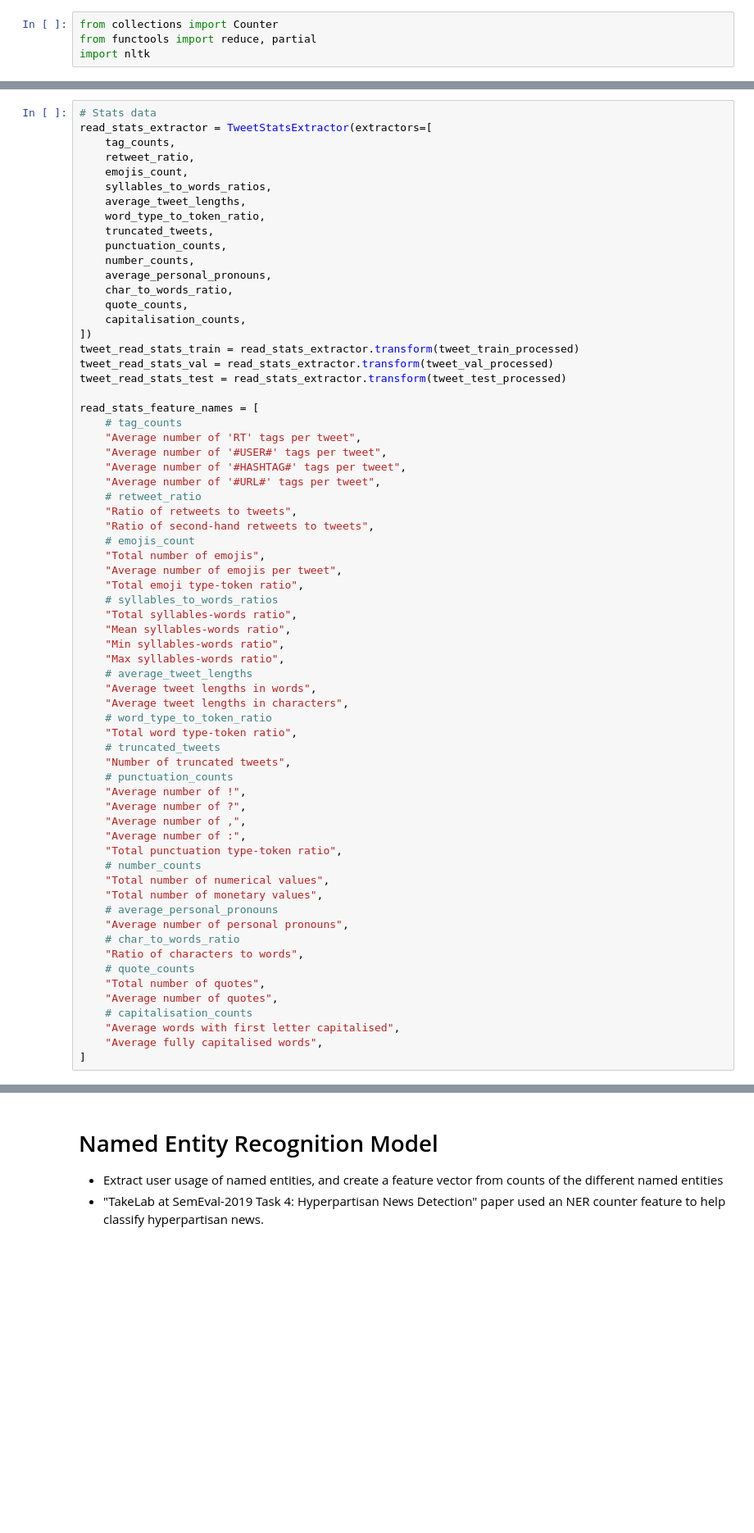
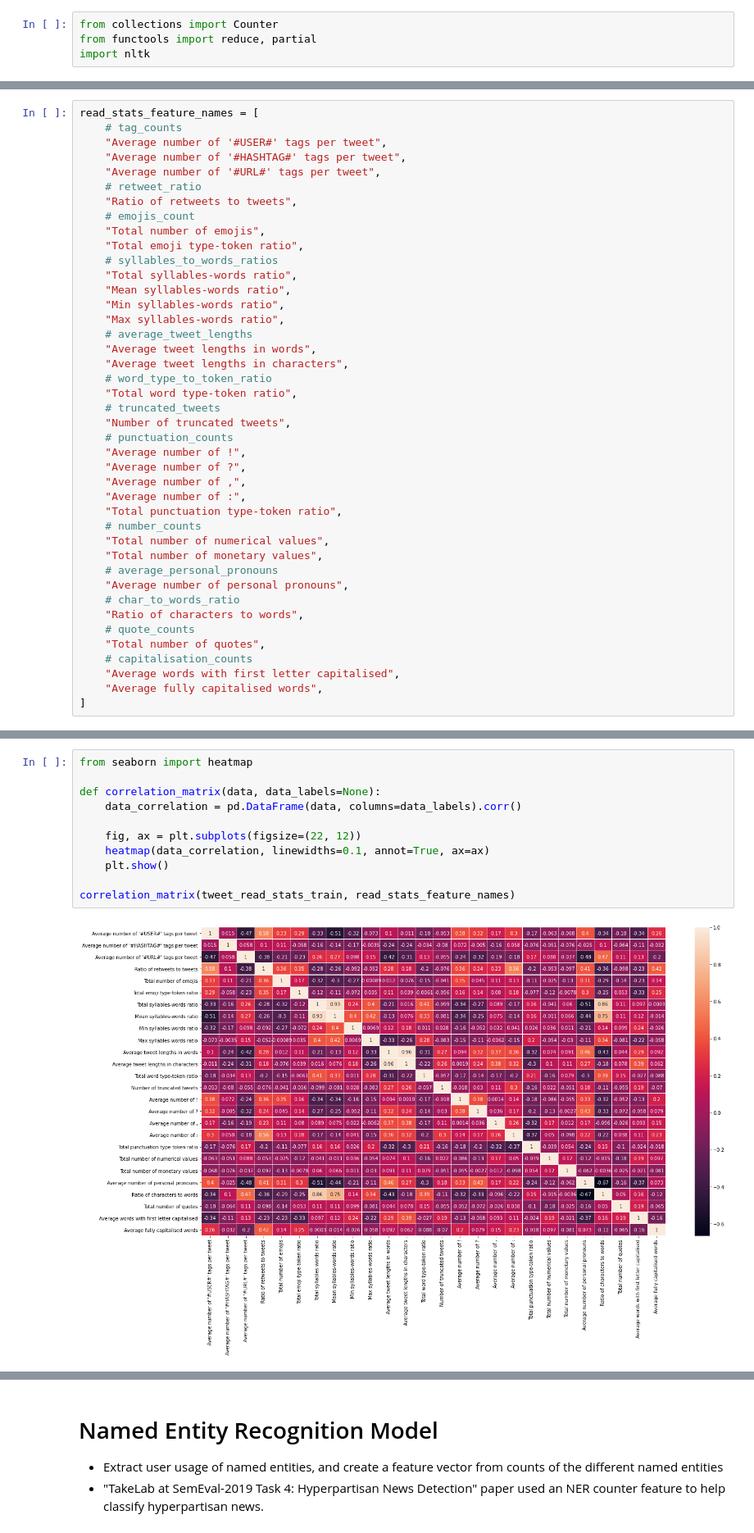
Before and after one commit to Fake-News-Profiling/fnp-models, a Jupyter notebook: classifier/ensemble_model.ipynb, the cells around one changed output, grey strips where cells are left out. Shown at 82% size. Drawn from its saved outputs; the diff is of its cells as text; blank space fills up the shorter version.

```diff
--- a/classifier/ensemble_model.ipynb
+++ b/classifier/ensemble_model.ipynb
@@ -399,36 +403,13 @@ def capitalisation_counts(user_tweets):
 # %%
-# Stats data
-read_stats_extractor = TweetStatsExtractor(extractors=[
-    tag_counts,
-    retweet_ratio,
-    emojis_count,
-    syllables_to_words_ratios,
-    average_tweet_lengths,
-    word_type_to_token_ratio,
-    truncated_tweets,
-    punctuation_counts,
-    number_counts,
-    average_personal_pronouns,
-    char_to_words_ratio,
-    quote_counts,
-    capitalisation_counts,
-])
-tweet_read_stats_train = read_stats_extractor.transform(tweet_train_processed)
-tweet_read_stats_val = read_stats_extractor.transform(tweet_val_processed)
-tweet_read_stats_test = read_stats_extractor.transform(tweet_test_processed)
-
 read_stats_feature_names = [
     # tag_counts
-    "Average number of 'RT' tags per tweet",
     "Average number of '#USER#' tags per tweet",
     "Average number of '#HASHTAG#' tags per tweet",
     "Average number of '#URL#' tags per tweet",
     # retweet_ratio
     "Ratio of retweets to tweets",
-    "Ratio of second-hand retweets to tweets",
     # emojis_count
     "Total number of emojis",
-    "Average number of emojis per tweet",
     "Total emoji type-token ratio",
     # syllables_to_words_ratios
     "Total syllables-words ratio",
@@ -457,7 +438,6 @@ read_stats_feature_names = [
     "Ratio of characters to words",
     # quote_counts
     "Total number of quotes",
-    "Average number of quotes",
     # capitalisation_counts
     "Average words with first letter capitalised",
     "Average fully capitalised words",
@@ -484,0 +445,13 @@ Average number of quotes: 0.005626942574849802
+# %%
+from seaborn import heatmap
+
+def correlation_matrix(data, data_labels=None):
+    data_correlation = pd.DataFrame(data, columns=data_labels).corr()
+
+    fig, ax = plt.subplots(figsize=(22, 12))
+    heatmap(data_correlation, linewidths=0.1, annot=True, ax=ax)
+    plt.show()
+
+correlation_matrix(tweet_read_stats_train, read_stats_feature_names)
+# %% [output]
+[figure, added]
```
Also changed, not shown: parts of 22 cells of this notebook, 8 other files.
